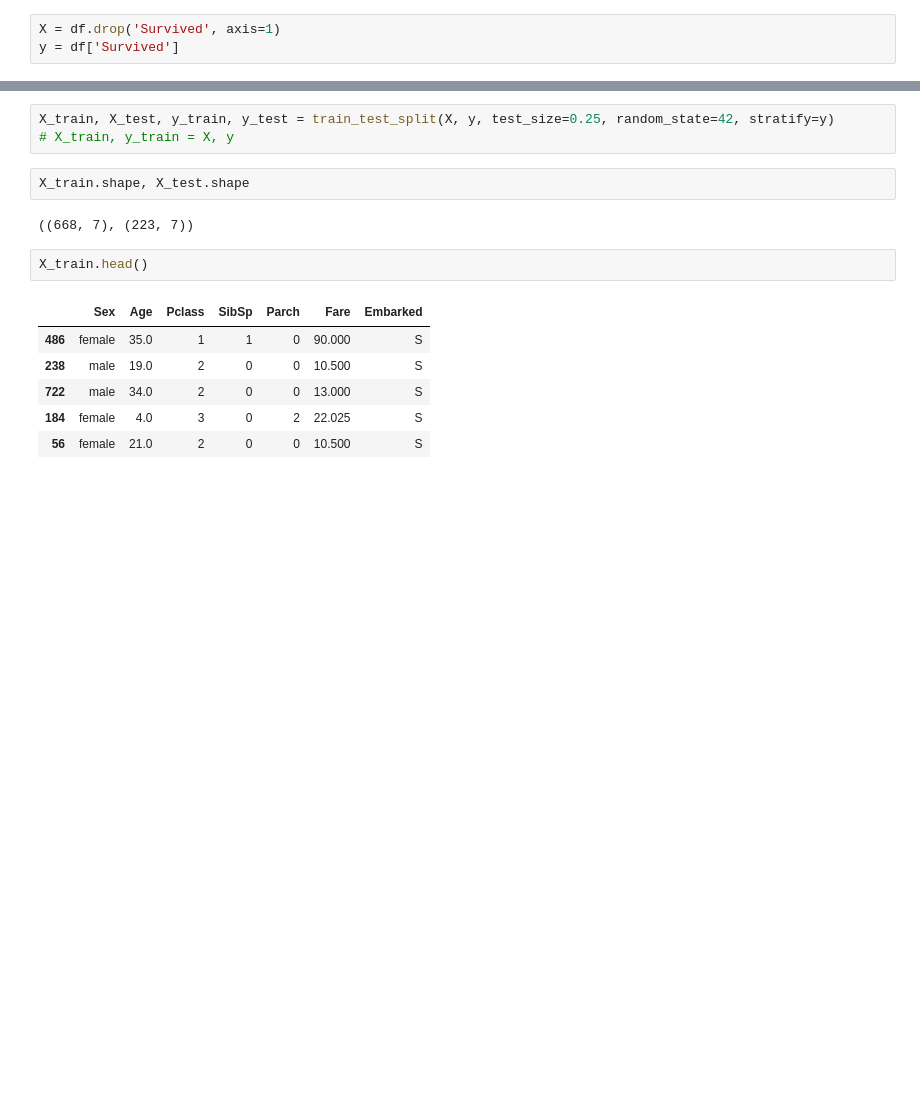
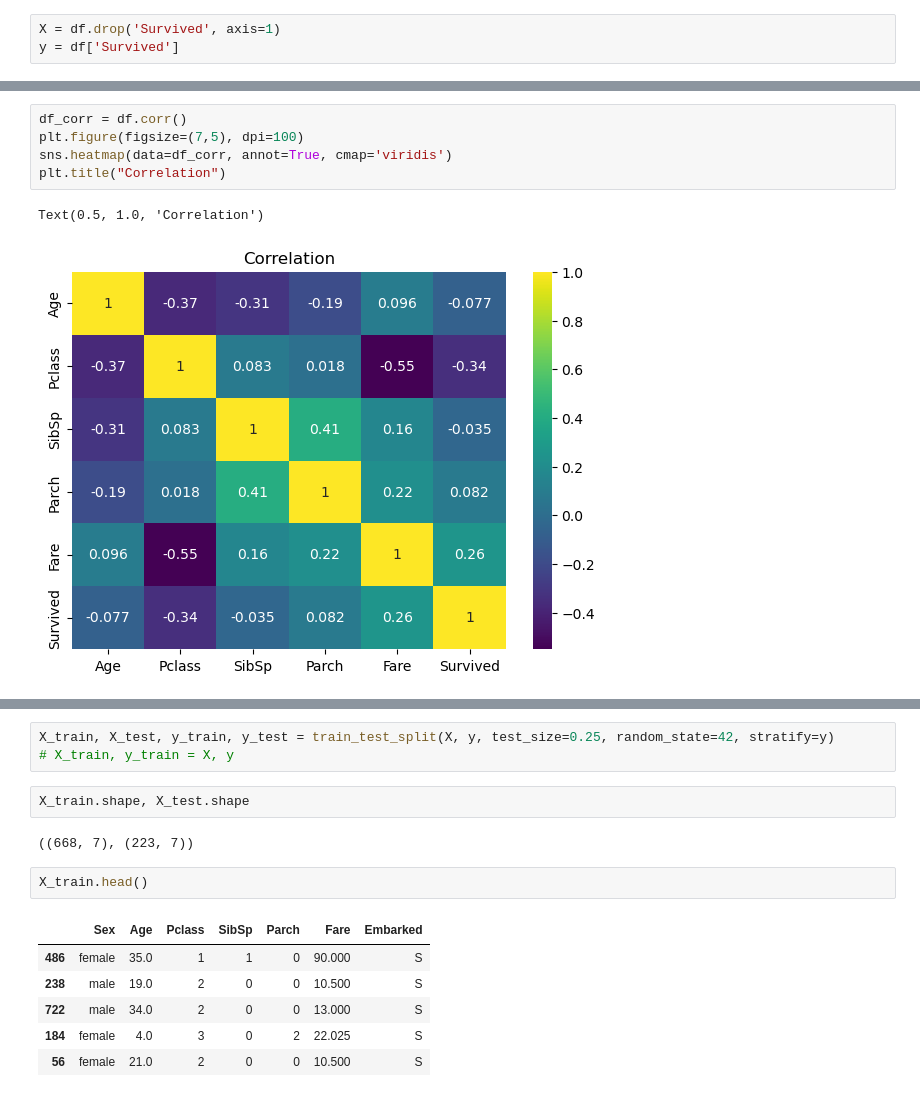
Before and after one commit to dghr7/kaggle-titanic, a Jupyter notebook: main_titanic.ipynb, the cells around one changed output, grey strips where cells are left out. Saved outputs shown, nothing was run; the diff lists cells and outputs as text; blank space fills up the shorter version.

```diff
--- a/main_titanic.ipynb
+++ b/main_titanic.ipynb
@@ -103,0 +163,8 @@ y = df['Survived']
+# %%
+df_corr = df.corr()
+plt.figure(figsize=(7,5), dpi=100)
+sns.heatmap(data=df_corr, annot=True, cmap='viridis')
+plt.title("Correlation")
+# %% [output]
+Text(0.5, 1.0, 'Correlation')
+[figure, added]
```
Also changed, not shown: parts of 48 cells of this notebook, 2 other files.
